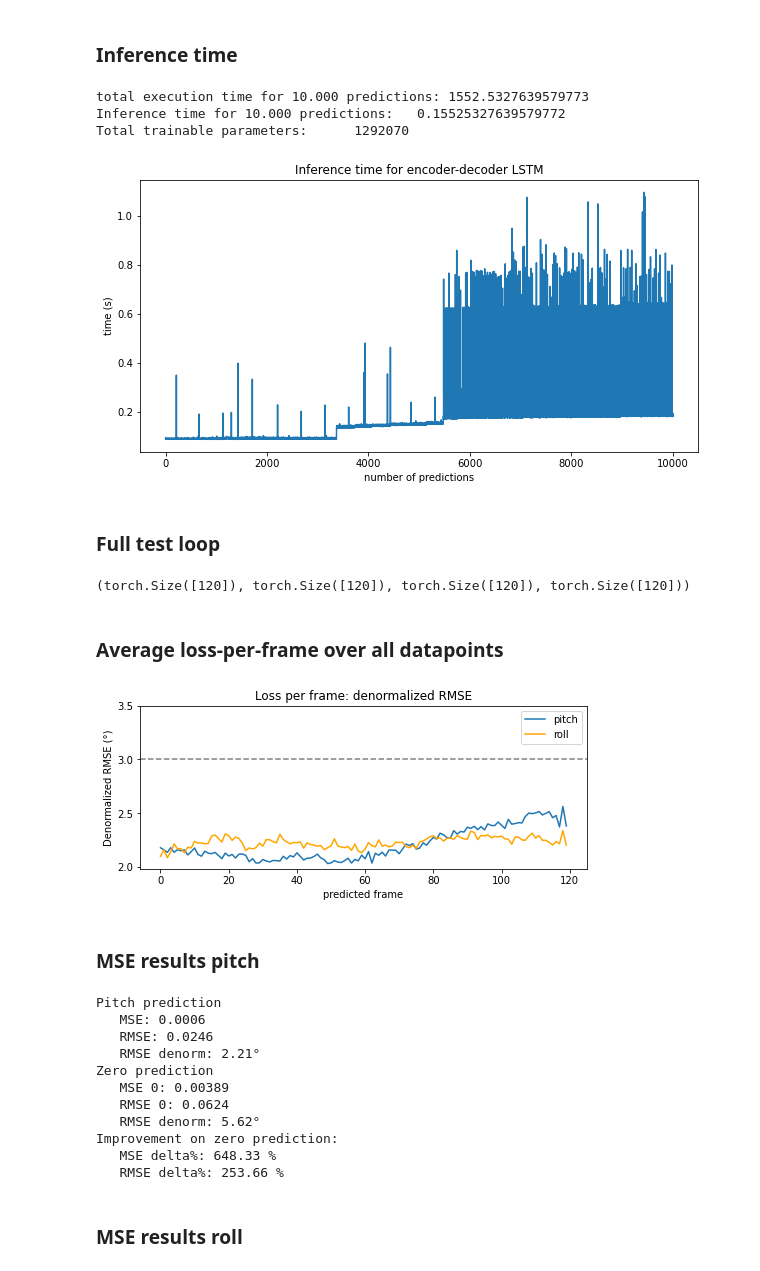
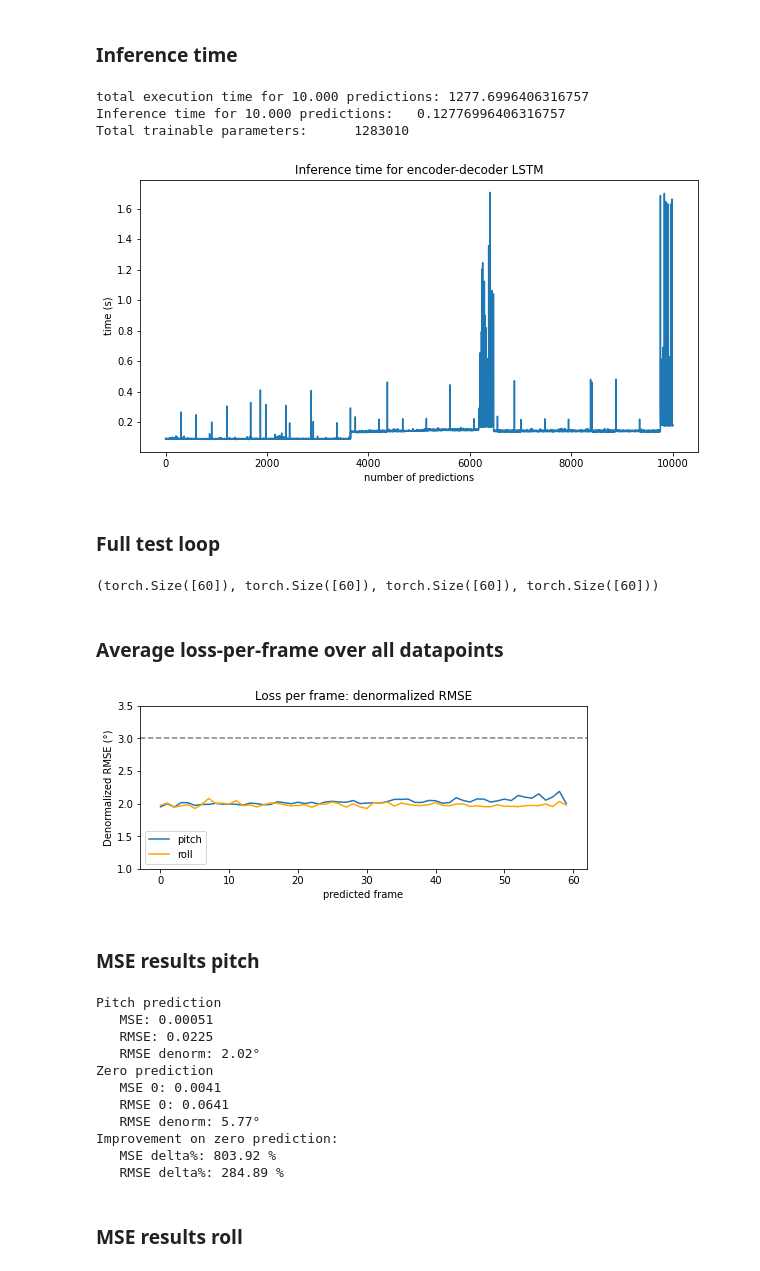
Before and after one commit to lancedw/3D-state-prediction-for-surface-vessels-using-IMU-data-and-images, a Jupyter notebook: code/notebooks/train_notebooks/enc_dec_lstm.ipynb, the cells around one changed output. Drawn from its saved outputs; the diff is of its cells as text; code cells hidden in the pictures.

Commit message:
better plot for 120/60 lpf

```diff
--- a/code/notebooks/train_notebooks/enc_dec_lstm.ipynb
+++ b/code/notebooks/train_notebooks/enc_dec_lstm.ipynb
@@ -68,7 +68,7 @@ if not os.path.exists(RESULT_FOLDER):
     os.mkdir(RESULT_FOLDER)
 # %%
 FRAMES_IN = 120
-FRAMES_OUT = 120
+FRAMES_OUT = 60
 
 N_EPISODES = 540
 FRAMES_PER_EPISODE = 400
@@ -670,9 +669,9 @@ for p in loaded_model.parameters():
 
 print(f"Total trainable parameters:\t {sum}")
 # %% [output]
-total execution time for 10.000 predictions: 1552.5327639579773
-Inference time for 10.000 predictions:   0.15525327639579772
-Total trainable parameters:      1292070
+total execution time for 10.000 predictions: 1277.6996406316757
+Inference time for 10.000 predictions:   0.12776996406316757
+Total trainable parameters:      1283010
 # %%
 plt.figure(figsize=(10,5))
 plt.plot(total)
@@ -682,7 +681,7 @@ plt.title("Inference time for encoder-decoder LSTM")
 plt.savefig(f'{RESULT_FOLDER}/inference_{FRAMES_IN}in_{FRAMES_OUT}out_epochs{NUM_EPOCHS}',  bbox_inches='tight')
 plt.show()
 # %% [output]
-[figure, old version]
+[figure, new version]
 # %% [markdown]
 ### Full test loop
 # %%
@@ -721,7 +720,7 @@ for i in range(len(predictions)):
 
 pitch_predictions[0].shape, roll_predictions[0].shape, pitch_label[0].shape, roll_label[0].shape
 # %% [output]
-(torch.Size([120]), torch.Size([120]), torch.Size([120]), torch.Size([120]))
+(torch.Size([60]), torch.Size([60]), torch.Size([60]), torch.Size([60]))
 # %% [markdown]
 ### Average loss-per-frame over all datapoints
 # %%
@@ -752,22 +751,22 @@ roll_lpf_mse = roll_total / total
 # %%
 pitch_lpf_rmse = np.sqrt(pitch_lpf_mse)
 roll_lpf_rmse = np.sqrt(roll_lpf_mse)
 denorm = lambda x: denorm_pr(x)
 vfunc = np.vectorize(denorm)
 plt.figure(figsize=(8,3))
 plt.plot(vfunc(pitch_lpf_rmse), label='pitch')
 plt.plot(vfunc(roll_lpf_rmse), color='orange', label='roll')
 plt.axhline(y=3, color='gray', linestyle='--')
 plt.xlabel('predicted frame')
 plt.ylabel('Denormalized RMSE (°)')
-plt.yticks(np.arange(2,4,0.5))
+plt.yticks(np.arange(1,4,0.5))
 plt.title('Loss per frame: denormalized RMSE')
 plt.legend()
 if SAVE_RESULTS:
     plt.savefig(f'{RESULT_FOLDER}/LPF-denorm-RMSE_{FRAMES_IN}in_{FRAMES_OUT}out_epochs{NUM_EPOCHS}', bbox_inches='tight')
 plt.show()
 # %% [output]
-[figure, old version]
+[figure, new version]
 # %% [markdown]
 ### MSE results pitch
 # %%
@@ -811,16 +810,16 @@ print("   MSE delta%:", round(mse0/mse*100, 2), "%")
 print("   RMSE delta%:", round(rmse0/rmse*100, 2), "%")
 # %% [output]
 Pitch prediction
-   MSE: 0.0006
-   RMSE: 0.0246
-   RMSE denorm: 2.21°
+   MSE: 0.00051
+   RMSE: 0.0225
+   RMSE denorm: 2.02°
 Zero prediction
-   MSE 0: 0.00389
-   RMSE 0: 0.0624
-   RMSE denorm: 5.62°
+   MSE 0: 0.0041
+   RMSE 0: 0.0641
+   RMSE denorm: 5.77°
 Improvement on zero prediction:
-   MSE delta%: 648.33 %
-   RMSE delta%: 253.66 %
+   MSE delta%: 803.92 %
+   RMSE delta%: 284.89 %
 # %% [markdown]
 ### MSE results roll
 # %%
```
Also changed, not shown: parts of 13 cells of this notebook, 2 other files.
